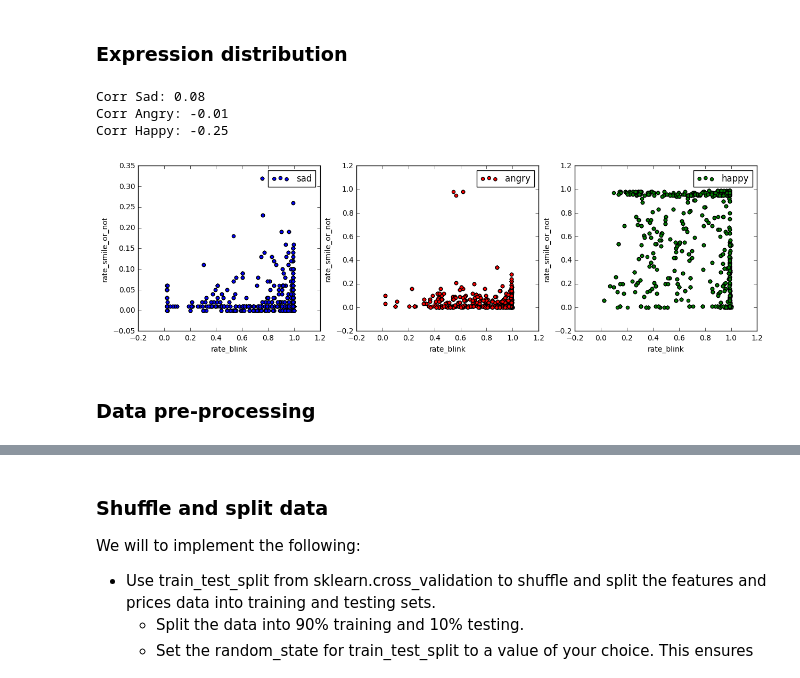
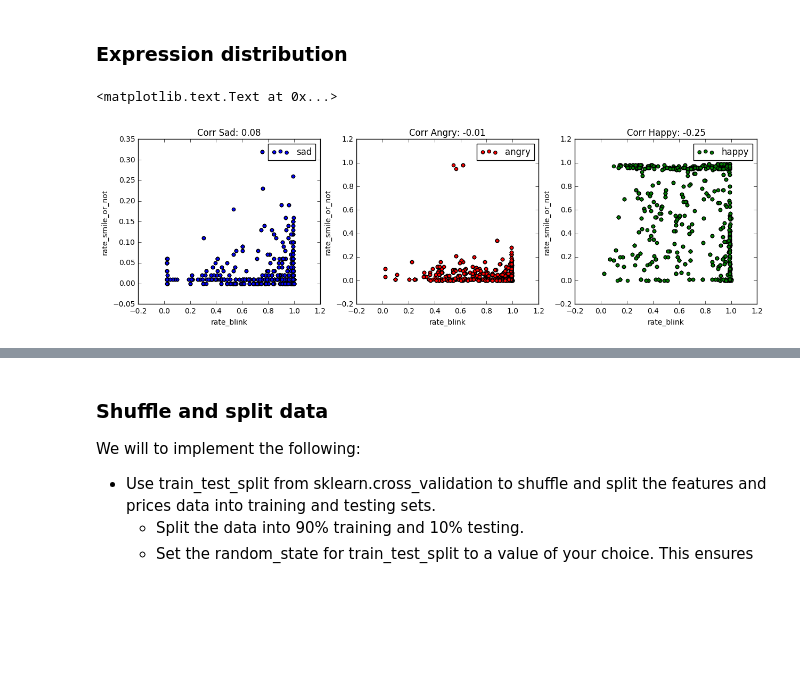
Before and after one commit to thiagomarquesrocha/Kaio-machine-learning-human-face-detection, a Jupyter notebook: kaio/kaio.ipynb, the cells around one changed output, grey strips where cells are left out. Cells and saved outputs as stored; diff of their text form; code cells hidden in the pictures; blank space fills up the shorter version.

```diff
--- a/kaio/kaio.ipynb
+++ b/kaio/kaio.ipynb
@@ -167,25 +167,20 @@ display_features(X, Y)
 # %%
 df_sad.loc[:, 'rate_blink'] = df_sad.apply(lambda x: (x['rate_blink_left'] + x['rate_blink_right'] ) / 2, axis=1)
 df_angry.loc[:, 'rate_blink'] = df_angry.apply(lambda x : (x['rate_blink_left'] + x['rate_blink_right'] ) / 2, axis=1)
 df_happy.loc[:, 'rate_blink'] = df_happy.apply(lambda x : (x['rate_blink_left'] + x['rate_blink_right'] ) / 2, axis=1)
 
 fig, ax = plt.subplots(nrows=1, ncols=3, figsize=(15,4))
 
-df_sad.plot.scatter(x='rate_blink', y='rate_smile_or_not', color='b', label='sad', ax=ax[0])
-df_angry.plot.scatter(x='rate_blink', y='rate_smile_or_not', color='r', label='angry', ax=ax[1])
-df_happy.plot.scatter(x='rate_blink', y='rate_smile_or_not', color='g', label='happy', ax=ax[2])
-
 cor_sad = df_sad[['rate_blink', 'rate_smile_or_not']].corr(method='pearson').values[0][1]
 cor_angry = df_angry[['rate_blink', 'rate_smile_or_not']].corr(method='pearson').values[0][1]
 cor_happy = df_happy[['rate_blink', 'rate_smile_or_not']].corr(method='pearson').values[0][1]
 
-print("Corr Sad: {:.2f}".format(cor_sad))
-print("Corr Angry: {:.2f}".format(cor_angry))
-print("Corr Happy: {:.2f}".format(cor_happy))
+axes = df_sad.plot.scatter(x='rate_blink', y='rate_smile_or_not', color='b', label='sad', ax=ax[0])
+axes.set_title("Corr Sad: {:.2f}".format(cor_sad))
+axes = df_angry.plot.scatter(x='rate_blink', y='rate_smile_or_not', color='r', label='angry', ax=ax[1])
+axes.set_title("Corr Angry: {:.2f}".format(cor_angry))
+axes = df_happy.plot.scatter(x='rate_blink', y='rate_smile_or_not', color='g', label='happy', ax=ax[2])
+axes.set_title("Corr Happy: {:.2f}".format(cor_happy))
 # %% [output]
-Corr Sad: 0.08
-Corr Angry: -0.01
-Corr Happy: -0.25
+<matplotlib.text.Text at 0x...>
-[figure, old version]
+[figure, new version]
-# %% [markdown]
-### Data pre-processing
```
Also changed, not shown: parts of 49 cells of this notebook, 2 other files.
